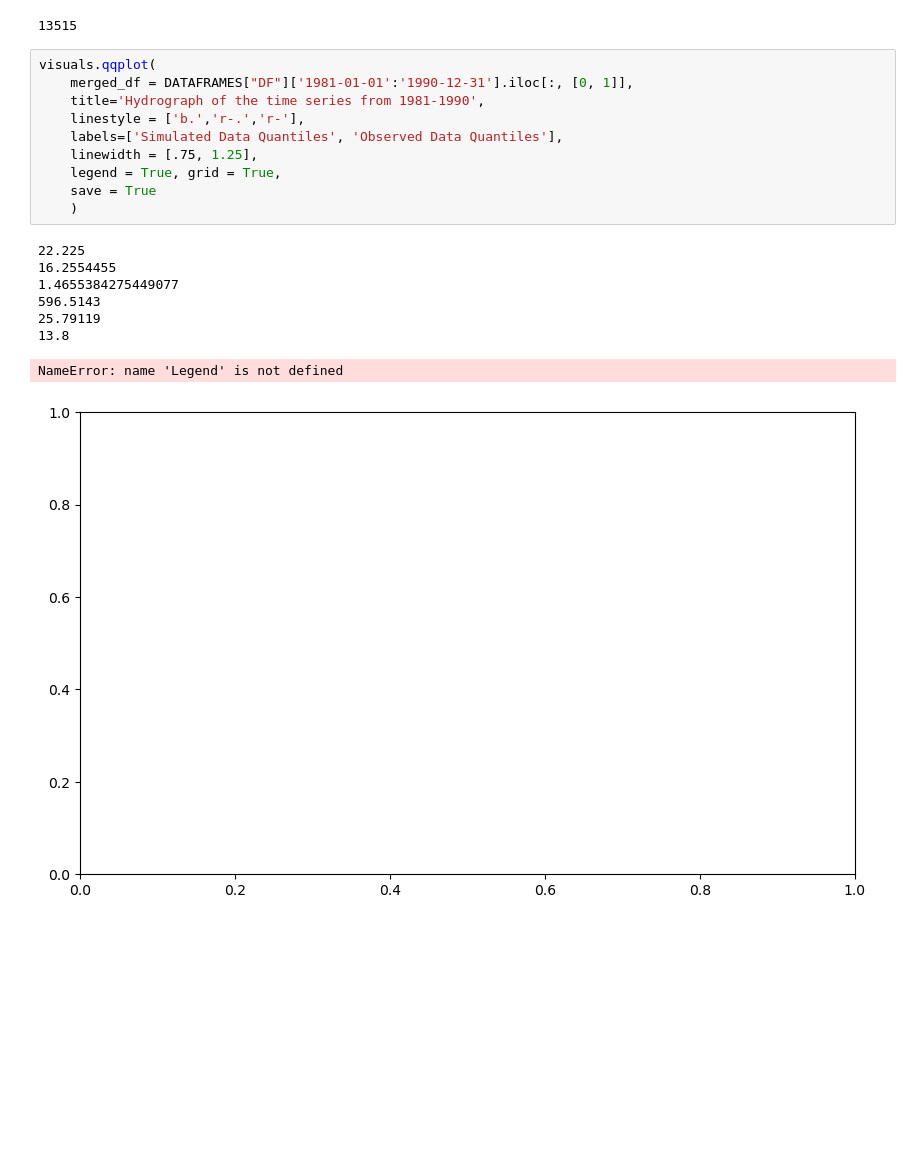
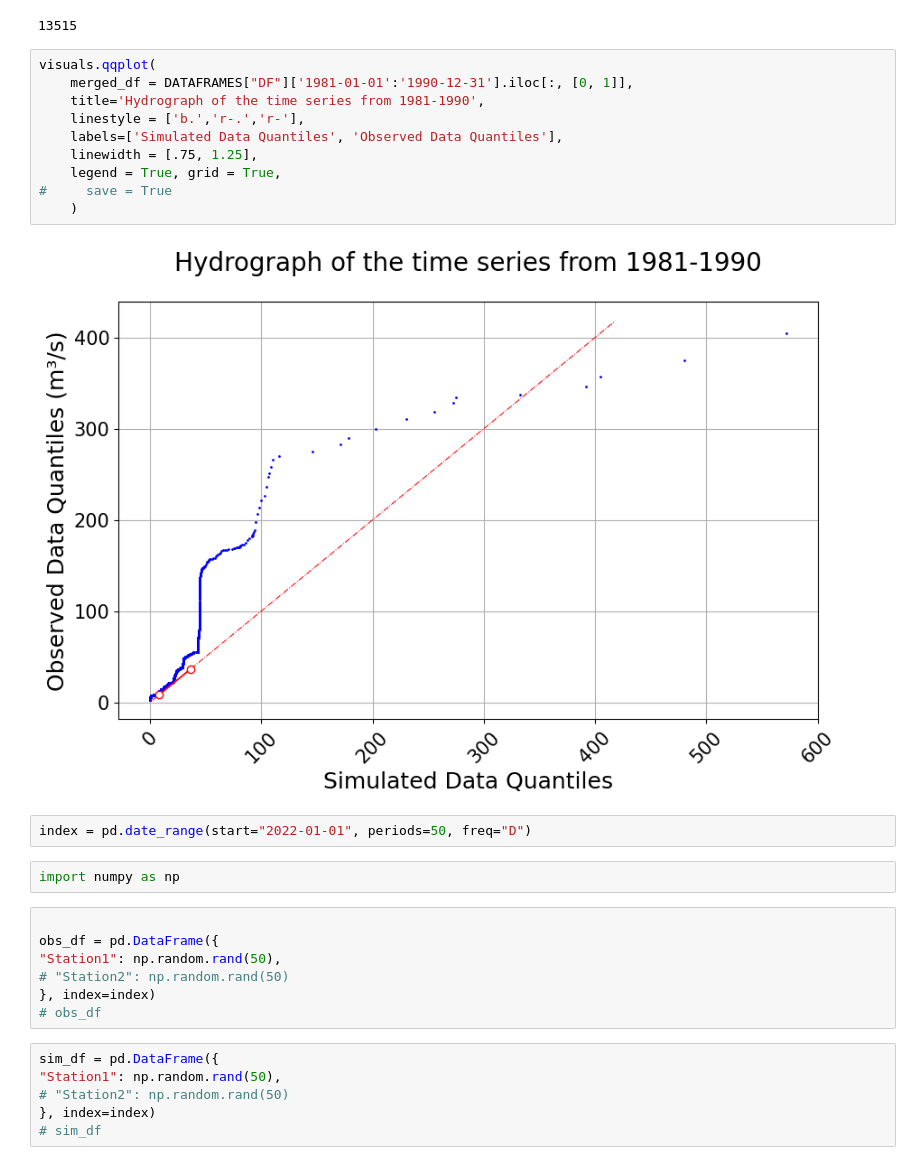
Before and after one commit to UchechukwuUdenze/NHS_PostProcessing, a Jupyter notebook: docs/source/notebooks/Examples.ipynb, the cells around one changed output. Drawn from its saved outputs; the diff is of its cells as text; blank space fills up the shorter version.

Commit message:
Added examples for the plot function

```diff
--- a/docs/source/notebooks/Examples.ipynb
+++ b/docs/source/notebooks/Examples.ipynb
@@ -719,19 +719,29 @@ simulated[simulated.columns[0]].size
 # %%
 visuals.qqplot(
     merged_df = DATAFRAMES["DF"]['1981-01-01':'1990-12-31'].iloc[:, [0, 1]],
     title='Hydrograph of the time series from 1981-1990',
     linestyle = ['b.','r-.','r-'],
     labels=['Simulated Data Quantiles', 'Observed Data Quantiles'],
     linewidth = [.75, 1.25],
     legend = True, grid = True,
-    save = True
+#     save = True
     )
 # %% [output]
-22.225
-16.2554455
-1.4655384275449077
-596.5143
-25.79119
-13.8
-NameError: name 'Legend' is not defined
-[figure, old version]
+[figure, new version]
+# %%
+index = pd.date_range(start="2022-01-01", periods=50, freq="D")
+# %%
+import numpy as np
+# %%
+
+obs_df = pd.DataFrame({
+"Station1": np.random.rand(50),
+# "Station2": np.random.rand(50)
+}, index=index)
+# obs_df
+# %%
+sim_df = pd.DataFrame({
+"Station1": np.random.rand(50),
+# "Station2": np.random.rand(50)
+}, index=index)
+# sim_df
```
Also changed, not shown: parts of 9 cells of this notebook, 4 other files.
